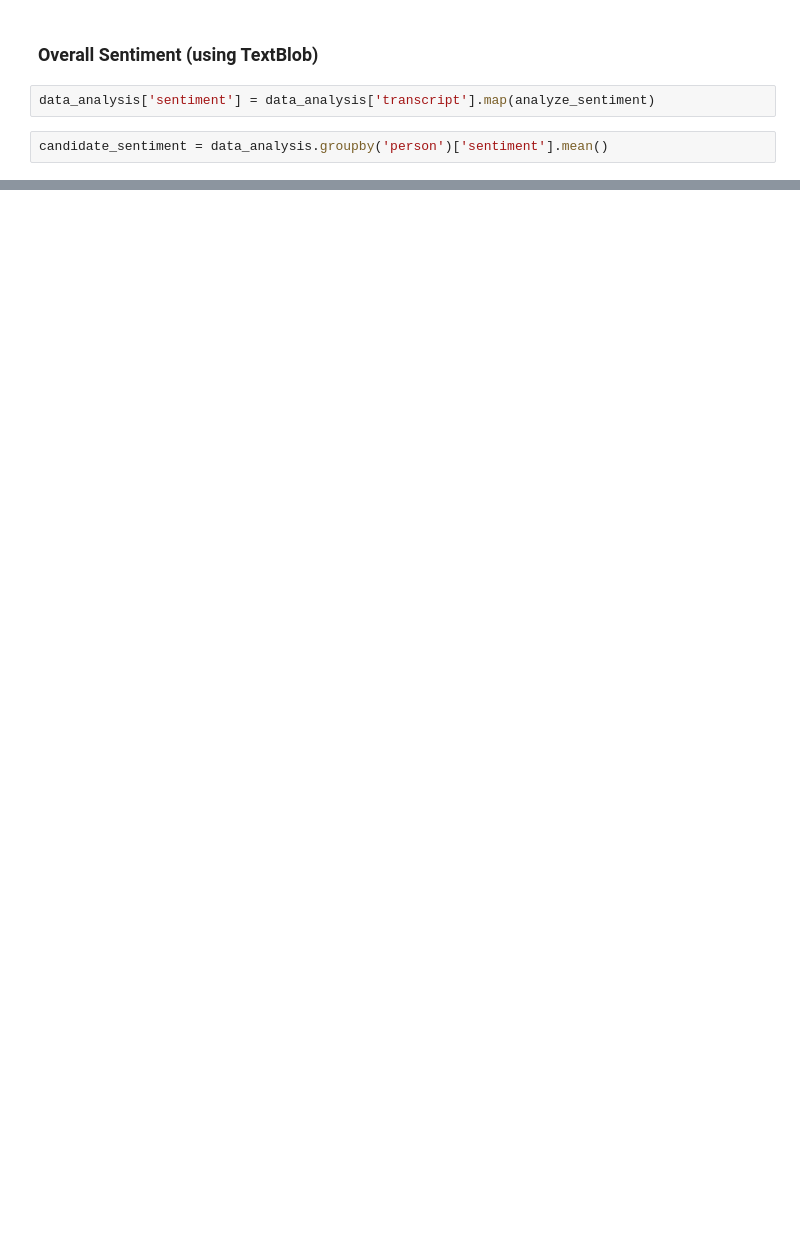
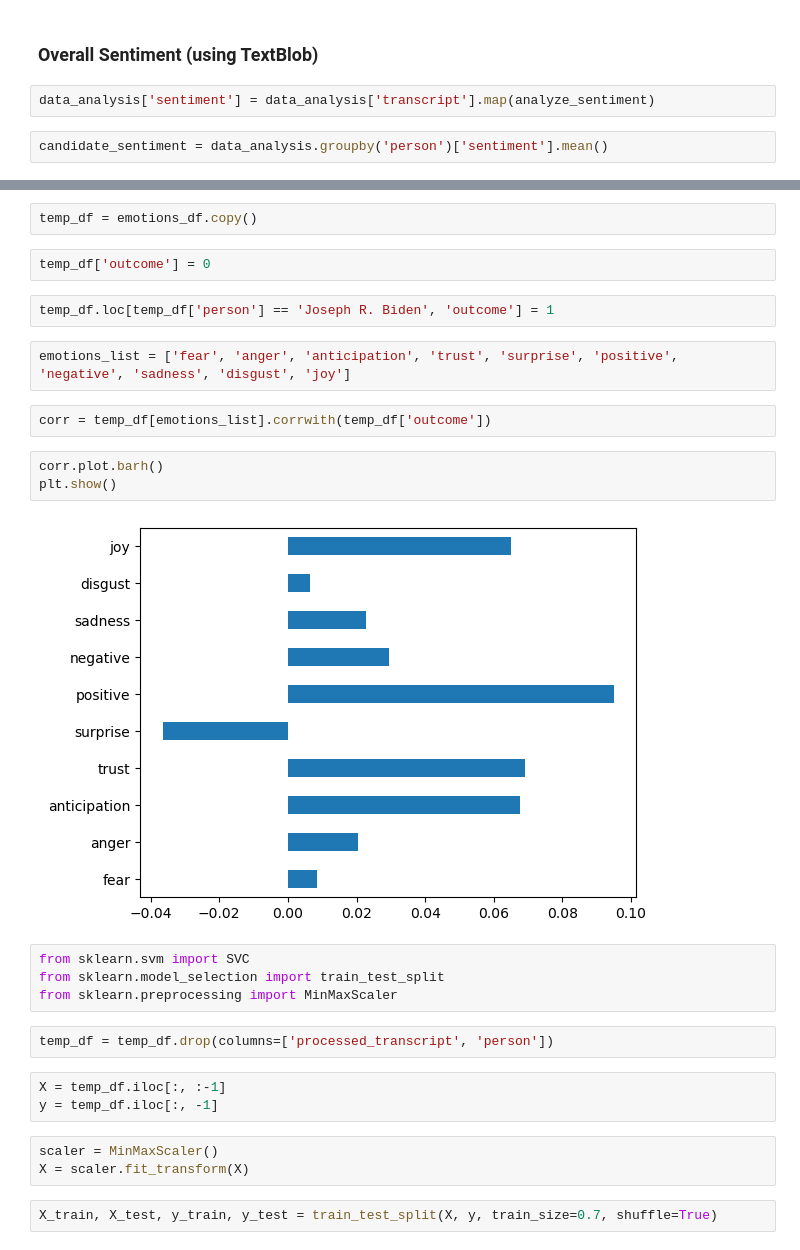
Before and after one commit to yash9323/webminingproject, a Jupyter notebook: eda.ipynb, the cells around one changed output, grey strips where cells are left out. Saved outputs shown, nothing was run; the diff lists cells and outputs as text; blank space fills up the shorter version.

```diff
--- a/eda.ipynb
+++ b/eda.ipynb
@@ -219,0 +401,29 @@ plt.show()
+# %%
+temp_df = emotions_df.copy()
+# %%
+temp_df['outcome'] = 0
+# %%
+temp_df.loc[temp_df['person'] == 'Joseph R. Biden', 'outcome'] = 1
+# %%
+emotions_list = ['fear', 'anger', 'anticipation', 'trust', 'surprise', 'positive', 'negative', 'sadness', 'disgust', 'joy']
+# %%
+corr = temp_df[emotions_list].corrwith(temp_df['outcome'])
+# %%
+corr.plot.barh()
+plt.show()
+# %% [output]
+[figure, added]
+# %%
+from sklearn.svm import SVC
+from sklearn.model_selection import train_test_split
+from sklearn.preprocessing import MinMaxScaler
+# %%
+temp_df = temp_df.drop(columns=['processed_transcript', 'person'])
+# %%
+X = temp_df.iloc[:, :-1]
+y = temp_df.iloc[:, -1]
+# %%
+scaler = MinMaxScaler()
+X = scaler.fit_transform(X)
+# %%
+X_train, X_test, y_train, y_test = train_test_split(X, y, train_size=0.7, shuffle=True)
```
Also changed, not shown: parts of 43 cells of this notebook, 1 other file.
